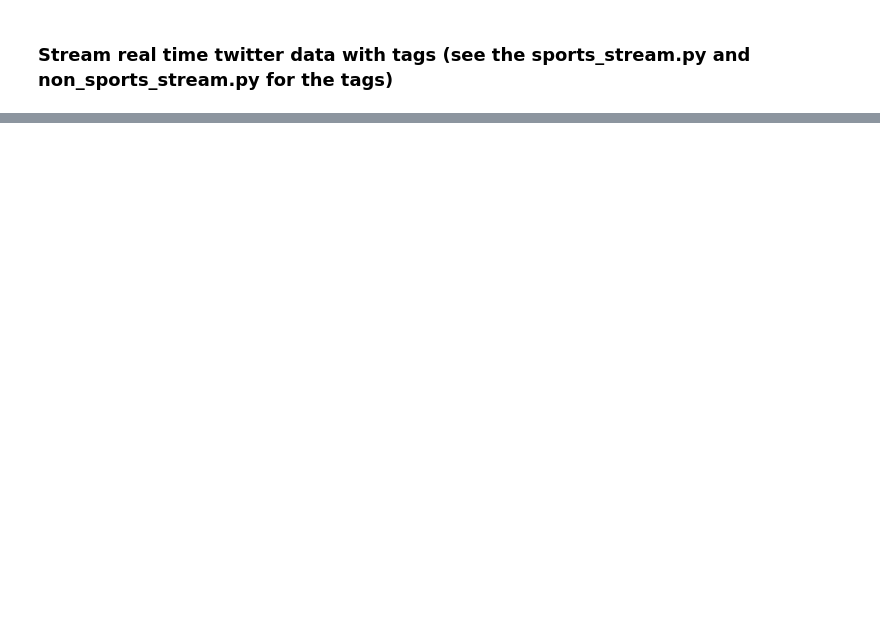
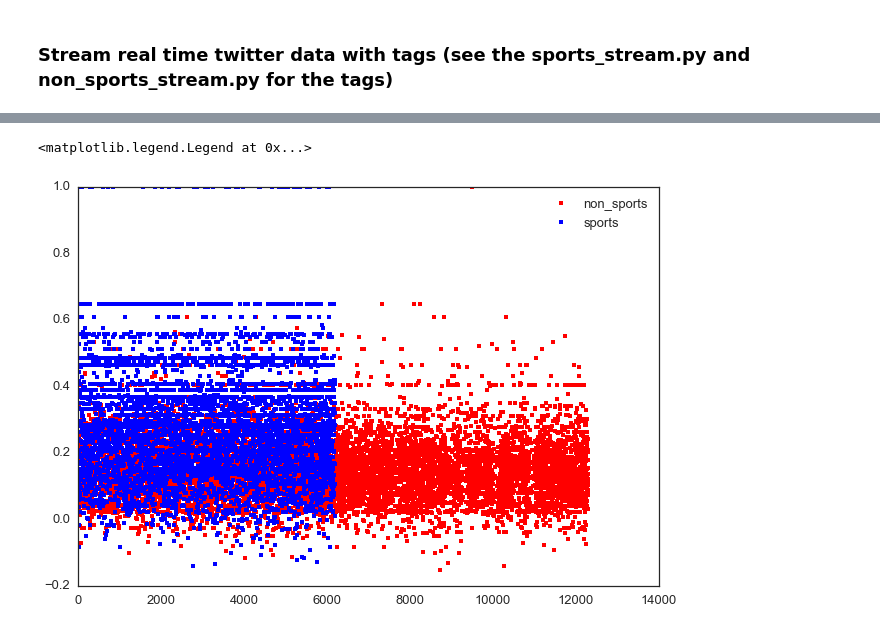
Before and after one commit to purnawirman/NLP-Classifier, a Jupyter notebook: Twitter data mining.ipynb, the cells around one changed output, grey strips where cells are left out. Saved outputs shown, nothing was run; the diff lists cells and outputs as text; code cells hidden in the pictures; blank space fills up the shorter version.

```diff
--- a/Twitter data mining.ipynb
+++ b/Twitter data mining.ipynb
@@ -179,0 +173,3 @@ import onlineldavb
+# %%
+tweets_df = pd.concat([tweets,tweets2])
+print "Total number of combined rows: {} tweets.".format(len(tweets_df))
@@ -179,0 +743,9 @@ import onlineldavb
+# %%
+plt.plot(tweets_df[tweets_df['label']==0]['max_similarity'],'r.')
+plt.hold('on')
+plt.plot(tweets_df[tweets_df['label']==1]['max_similarity'],'b.')
+
+plt.legend(['non_sports','sports'])
+# %% [output]
+<matplotlib.legend.Legend at 0x...>
+[figure, added]
```
Also changed, not shown: parts of 56 cells of this notebook, 2 other files.
